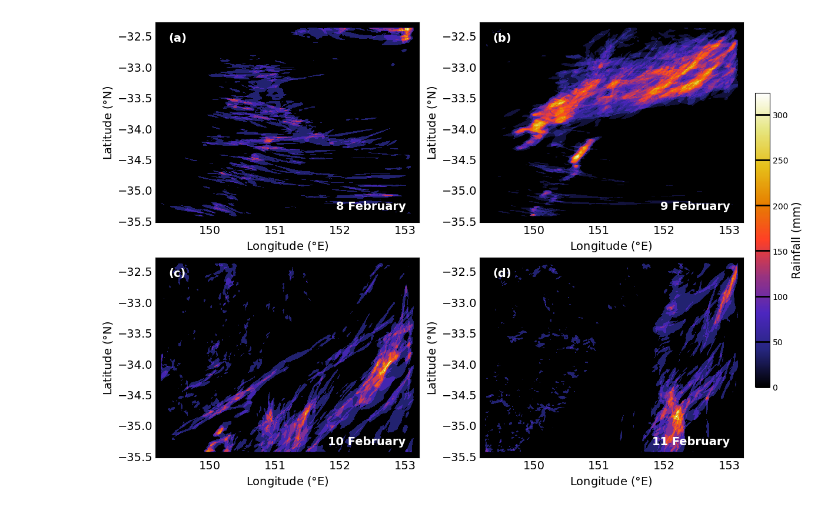
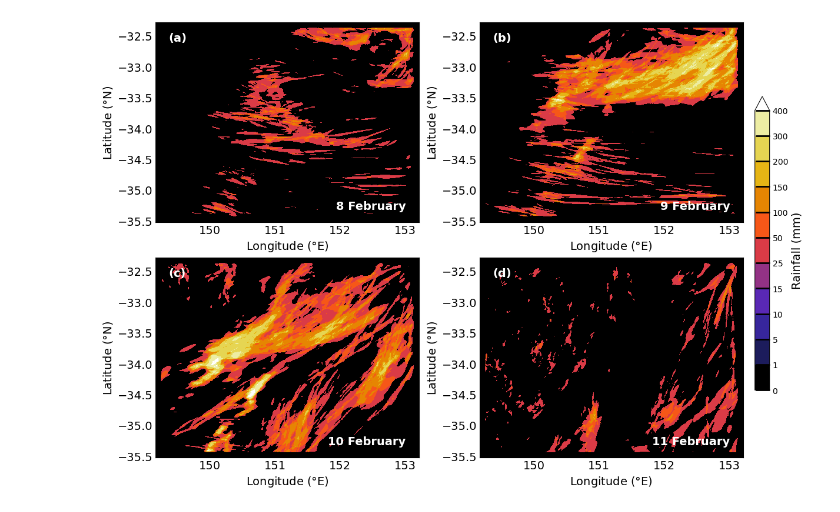
Before and after one commit to 21centuryweather/RNS_Sydney_bushfire, a Jupyter notebook: notebooks/control_model_rainfall.ipynb, the cells around one changed output. Saved outputs shown, nothing was run; the diff lists cells and outputs as text; code cells hidden in the pictures.

```diff
--- a/notebooks/control_model_rainfall.ipynb
+++ b/notebooks/control_model_rainfall.ipynb
@@ -8,10 +8,14 @@ datapath = f'/g/data/fy29/mjl561/cylc-run/rns_ostia_2019_bushfire/netcdf'
 variable = 'stratiform_rainfall_flux'
 # %%
 da1 = xr.open_dataset(f'{datapath}/{variable}/E5L_1_CCI_WC_{variable}.nc')[variable]
+# %%
+da1_local = da1.copy()
+da1_local['time'] = da1['time'] + pd.Timedelta(hours=10)
 # %%
 dates = ["2020-02-08", "2020-02-09", "2020-02-10", "2020-02-11"]
 titles = ["8 February", "9 February", "10 February", "11 February"]
 labels = ['a', 'b', 'c', 'd']
+levels = [0, 1, 5, 10, 15, 25, 50, 100, 150, 200, 300, 400]
 
 draft = True
 
@@ -26,12 +30,13 @@ for i, date in enumerate(dates):
     end_time = day + pd.Timedelta(hours=8)
 
     #convert flux (mm/s) to mm/hr, then sum
-    hourly = da1.sel(time=slice(start_time, end_time)) * 3600  # convert to mm/hr
+    hourly = da1_local.sel(time=slice(start_time, end_time)) * 3600  # convert to mm/hr
     daily_total = hourly.sum(dim='time', skipna=True)
 
     im = daily_total.plot(
         ax=axes[i],
         cmap='CMRmap',
+        levels=levels,
         extend='max',
         add_colorbar=False
     )
@@ -40,31 +45,32 @@ for i, date in enumerate(dates):
     axes[i].text(
         0.05, 0.95, f"({labels[i]})",
         transform=axes[i].transAxes,
         fontsize=14,
         fontweight='bold',
         va='top',
         ha='left',
         color='white'
     )
     axes[i].text(
         0.95, 0.05, f"{titles[i]}",
         transform=axes[i].transAxes,
         fontsize=14,
         fontweight='bold',
         va='bottom',
         ha='right',
         color='white'
     )
     axes[i].set_xlabel("Longitude ($\\degree$E)", fontsize=14)
     axes[i].set_ylabel("Latitude ($\\degree$N)", fontsize=14)
     axes[i].tick_params(axis='both', direction='in', labelsize=14)
 
 cbar = fig.colorbar(im, ax=axes, orientation='vertical', fraction=0.025, pad=0.02)
 cbar.set_label("Rainfall (mm)", fontsize=14)
+cbar.set_ticks(levels)
 cbar.ax.tick_params(axis='y', width=2, direction='in', length=17)
 
 if draft ==False:
     plt.savefig('/g/data/ng72/as9583/8_to_11_Feb_rain_event/model_recreation_control.png')
     plt.savefig('/g/data/ng72/as9583/8_to_11_Feb_rain_event/model_recreation_control.pdf', dpi = 300)
 # %% [output]
-[figure, old version]
+[figure, new version]
```
Also changed, not shown: 3 other files.
